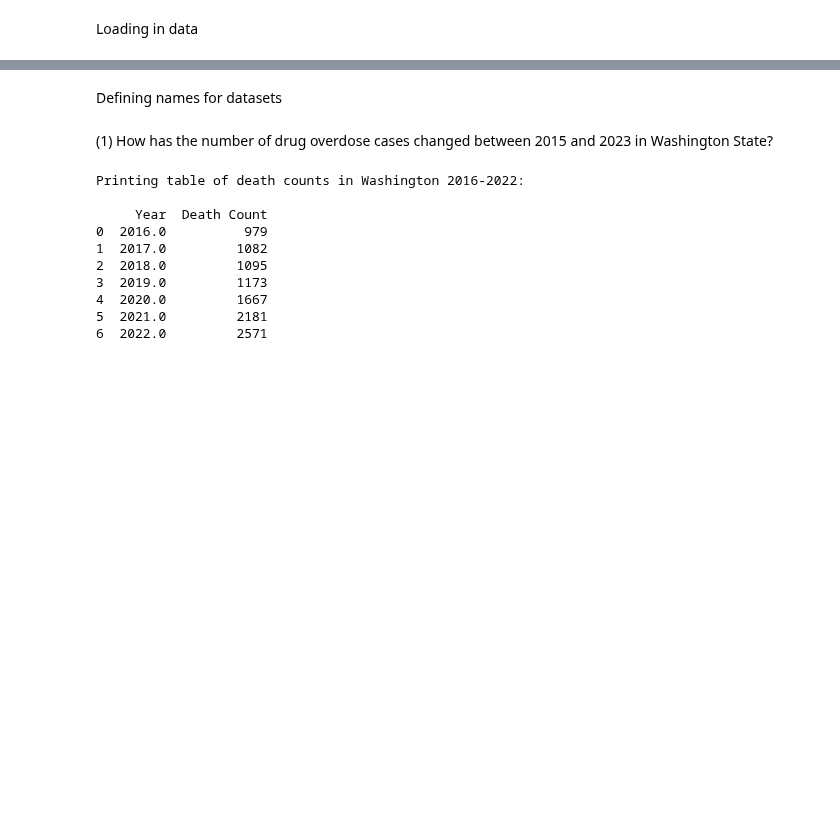
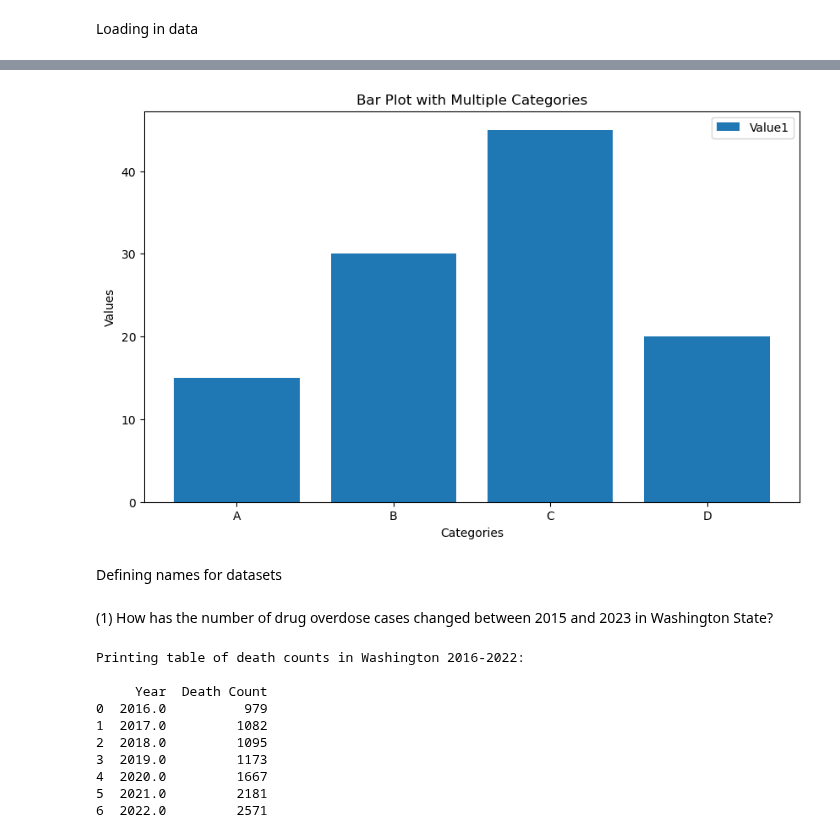
Before and after one commit to bnguy208/cse163, a Jupyter notebook: playground.ipynb, the cells around one changed output, grey strips where cells are left out. Saved outputs shown, nothing was run; the diff lists cells and outputs as text; code cells hidden in the pictures; blank space fills up the shorter version.

```diff
--- a/playground.ipynb
+++ b/playground.ipynb
@@ -12,3 +60,22 @@ def extract_xlsx(xlsx_name, ws_name):
+# %%
+data = {
+    'Category': ['A', 'B', 'C', 'D'],
+    'Value1': [15, 30, 45, 20],
+    'Value2': [25, 10, 35, 45]
+}
+
+df = pd.DataFrame(data)
+
+# Using Matplotlib
+plt.figure(figsize=(10, 6))
+plt.bar(df['Category'], df['Value1'], label='Value1')
+plt.xlabel('Categories')
+plt.ylabel('Values')
+plt.title('Bar Plot with Multiple Categories')
+plt.legend()
+plt.show()
+# %% [output]
+[figure, added]
 # %%
 def merge_geo(shp_file_name, xlsx_file=None, csv_file_name=None):
     """
```
Also changed, not shown: parts of 3 cells of this notebook, 2 other files.
